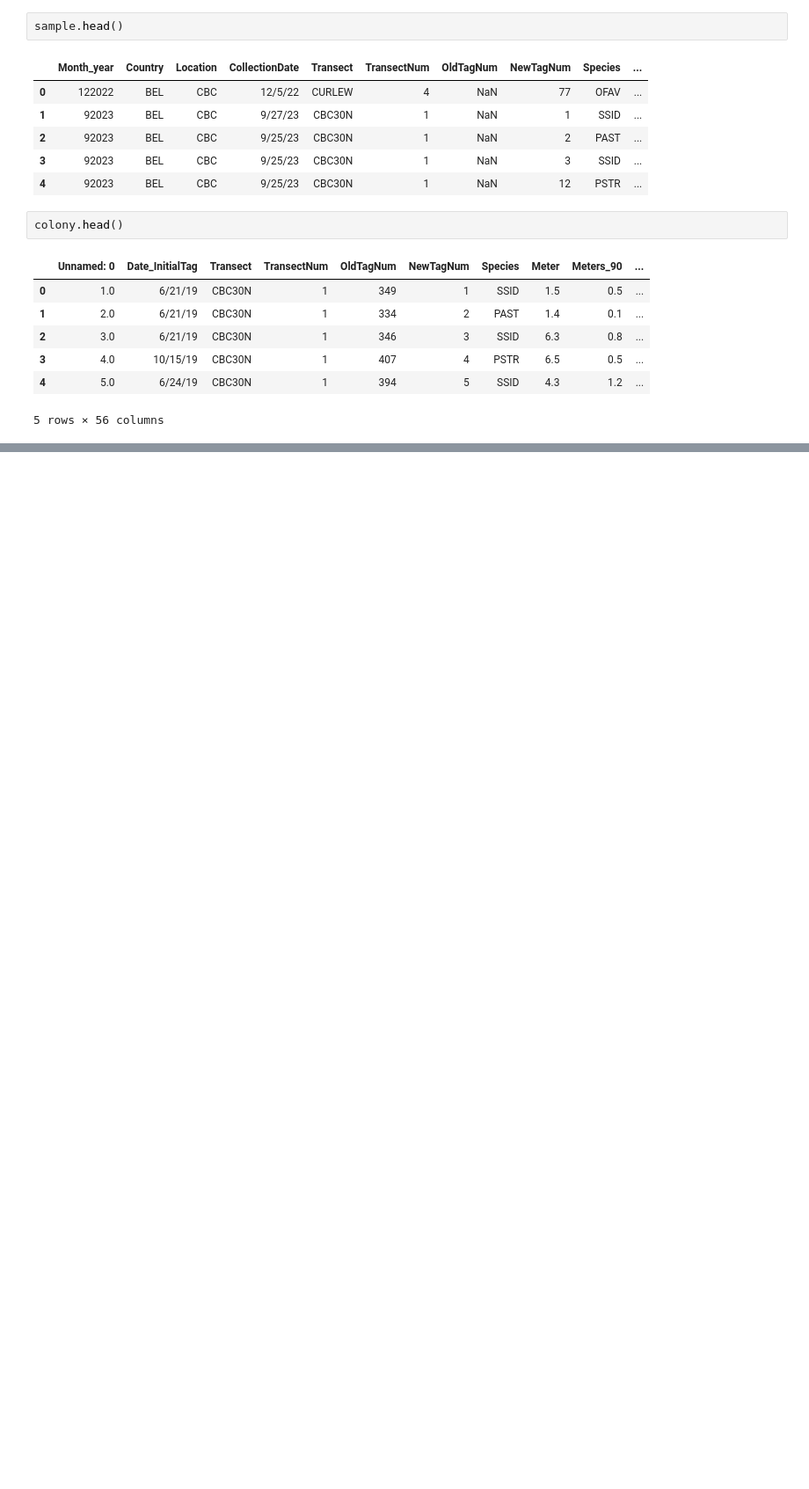
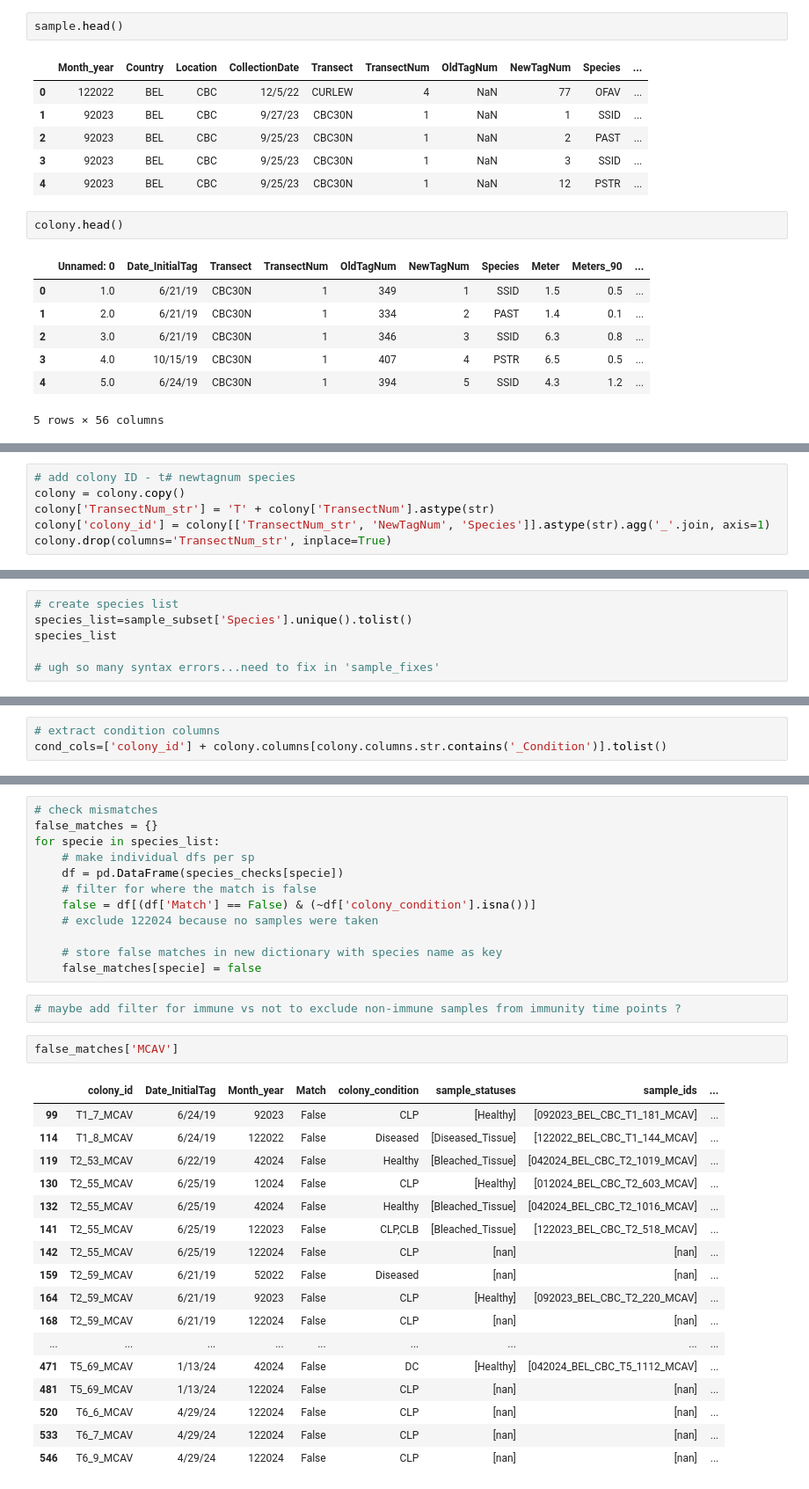
Before and after one commit to brookewicz/Code_notebook, a Jupyter notebook: QA_QC/SampleData/BleachedSamples.ipynb, the cells around one changed output, grey strips where cells are left out. Shown at 88% size. Saved outputs shown, nothing was run; the diff lists cells and outputs as text; blank space fills up the shorter version.

Commit message:
copy matching colony and sample health status code from cbc metagenomics

```diff
--- a/QA_QC/SampleData/BleachedSamples.ipynb
+++ b/QA_QC/SampleData/BleachedSamples.ipynb
@@ -71,0 +74,6 @@ clb_sample
+# %%
+# add colony ID - t# newtagnum species
+colony = colony.copy()
+colony['TransectNum_str'] = 'T' + colony['TransectNum'].astype(str)
+colony['colony_id'] = colony[['TransectNum_str', 'NewTagNum', 'Species']].astype(str).agg('_'.join, axis=1)
+colony.drop(columns='TransectNum_str', inplace=True)
@@ -71,0 +113,6 @@ clb_sample
+# %%
+# create species list
+species_list=sample_subset['Species'].unique().tolist()
+species_list
+
+# ugh so many syntax errors...need to fix in 'sample_fixes'
@@ -71,0 +133,3 @@ clb_sample
+# %%
+# extract condition columns
+cond_cols=['colony_id'] + colony.columns[colony.columns.str.contains('_Condition')].tolist()
@@ -71,0 +203,34 @@ clb_sample
+# %%
+# check mismatches
+false_matches = {}
+for specie in species_list:
+    # make individual dfs per sp
+    df = pd.DataFrame(species_checks[specie])
+    # filter for where the match is false
+    false = df[(df['Match'] == False) & (~df['colony_condition'].isna())]
+    # exclude 122024 because no samples were taken
+
+    # store false matches in new dictionary with species name as key
+    false_matches[specie] = false
+# %%
+# maybe add filter for immune vs not to exclude non-immune samples from immunity time points ?
+# %%
+false_matches['MCAV']
+# %% [output]
+|  | colony_id | Date_InitialTag | Month_year | Match | colony_condition | sample_statuses | sample_ids | ... |
+| 99 | T1_7_MCAV | 6/24/19 | 92023 | False | CLP | [Healthy] | [092023_BEL_CBC_T1_181_MCAV] | ... |
+| 114 | T1_8_MCAV | 6/24/19 | 122022 | False | Diseased | [Diseased_Tissue] | [122022_BEL_CBC_T1_144_MCAV] | ... |
+| 119 | T2_53_MCAV | 6/22/19 | 42024 | False | Healthy | [Bleached_Tissue] | [042024_BEL_CBC_T2_1019_MCAV] | ... |
+| 130 | T2_55_MCAV | 6/25/19 | 12024 | False | CLP | [Healthy] | [012024_BEL_CBC_T2_603_MCAV] | ... |
+| 132 | T2_55_MCAV | 6/25/19 | 42024 | False | Healthy | [Bleached_Tissue] | [042024_BEL_CBC_T2_1016_MCAV] | ... |
+| 141 | T2_55_MCAV | 6/25/19 | 122023 | False | CLP,CLB | [Bleached_Tissue] | [122023_BEL_CBC_T2_518_MCAV] | ... |
+| 142 | T2_55_MCAV | 6/25/19 | 122024 | False | CLP | [nan] | [nan] | ... |
+| 159 | T2_59_MCAV | 6/21/19 | 52022 | False | Diseased | [nan] | [nan] | ... |
+| 164 | T2_59_MCAV | 6/21/19 | 92023 | False | CLP | [Healthy] | [092023_BEL_CBC_T2_220_MCAV] | ... |
+| 168 | T2_59_MCAV | 6/21/19 | 122024 | False | CLP | [nan] | [nan] | ... |
+| ... | ... | ... | ... | ... | ... | ... | ... | ... |
+| 471 | T5_69_MCAV | 1/13/24 | 42024 | False | DC | [Healthy] | [042024_BEL_CBC_T5_1112_MCAV] | ... |
+| 481 | T5_69_MCAV | 1/13/24 | 122024 | False | CLP | [nan] | [nan] | ... |
+| 520 | T6_6_MCAV | 4/29/24 | 122024 | False | CLP | [nan] | [nan] | ... |
+| 533 | T6_7_MCAV | 4/29/24 | 122024 | False | CLP | [nan] | [nan] | ... |
+| 546 | T6_9_MCAV | 4/29/24 | 122024 | False | CLP | [nan] | [nan] | ... |
```
Also changed, not shown: parts of 15 cells of this notebook.
